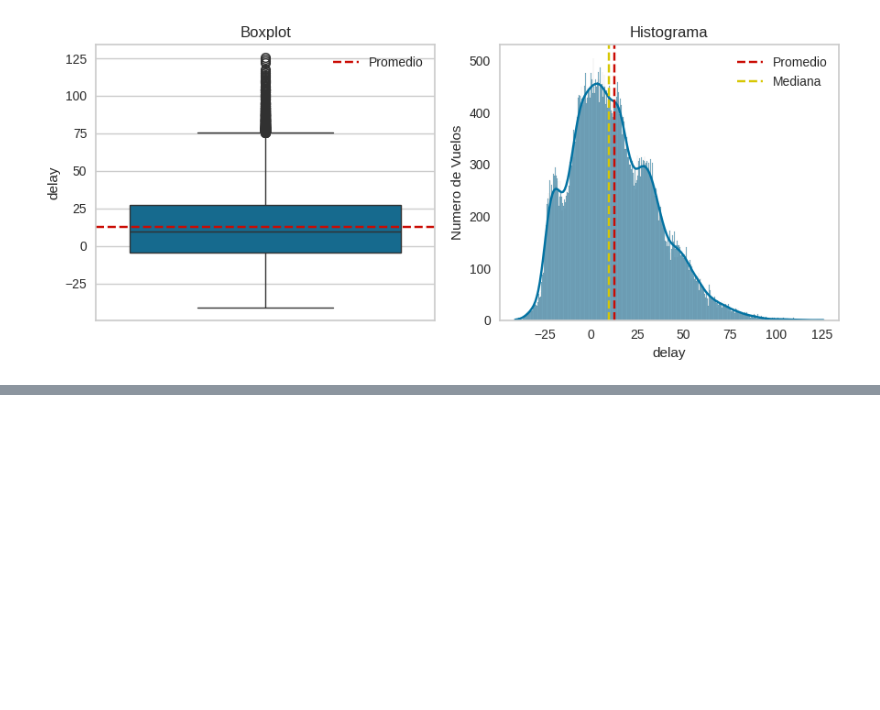
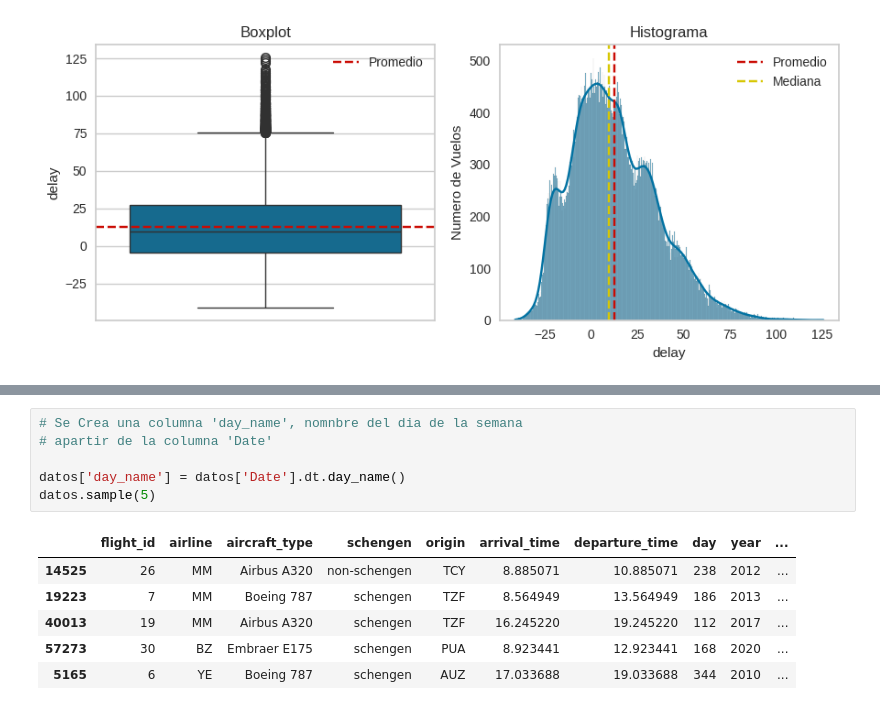
Before and after one commit to LejImkoaj/IA-aumentada, a Jupyter notebook: optimizacion_aeroportuaria.ipynb, the cells around one changed output, grey strips where cells are left out. Cells and saved outputs as stored; diff of their text form; blank space fills up the shorter version.

```diff
--- a/optimizacion_aeroportuaria.ipynb
+++ b/optimizacion_aeroportuaria.ipynb
@@ -204,0 +260,13 @@ plt.show();
+# %%
+# Se Crea una columna 'day_name', nomnbre del dia de la semana
+# apartir de la columna 'Date'
+
+datos['day_name'] = datos['Date'].dt.day_name()
+datos.sample(5)
+# %% [output]
+|  | flight_id | airline | aircraft_type | schengen | origin | arrival_time | departure_time | day | year | ... |
+| 14525 | 26 | MM | Airbus A320 | non-schengen | TCY | 8.885071 | 10.885071 | 238 | 2012 | ... |
+| 19223 | 7 | MM | Boeing 787 | schengen | TZF | 8.564949 | 13.564949 | 186 | 2013 | ... |
+| 40013 | 19 | MM | Airbus A320 | schengen | TZF | 16.245220 | 19.245220 | 112 | 2017 | ... |
+| 57273 | 30 | BZ | Embraer E175 | schengen | PUA | 8.923441 | 12.923441 | 168 | 2020 | ... |
+| 5165 | 6 | YE | Boeing 787 | schengen | AUZ | 17.033688 | 19.033688 | 344 | 2010 | ... |
```
Also changed, not shown: parts of 23 cells of this notebook.
